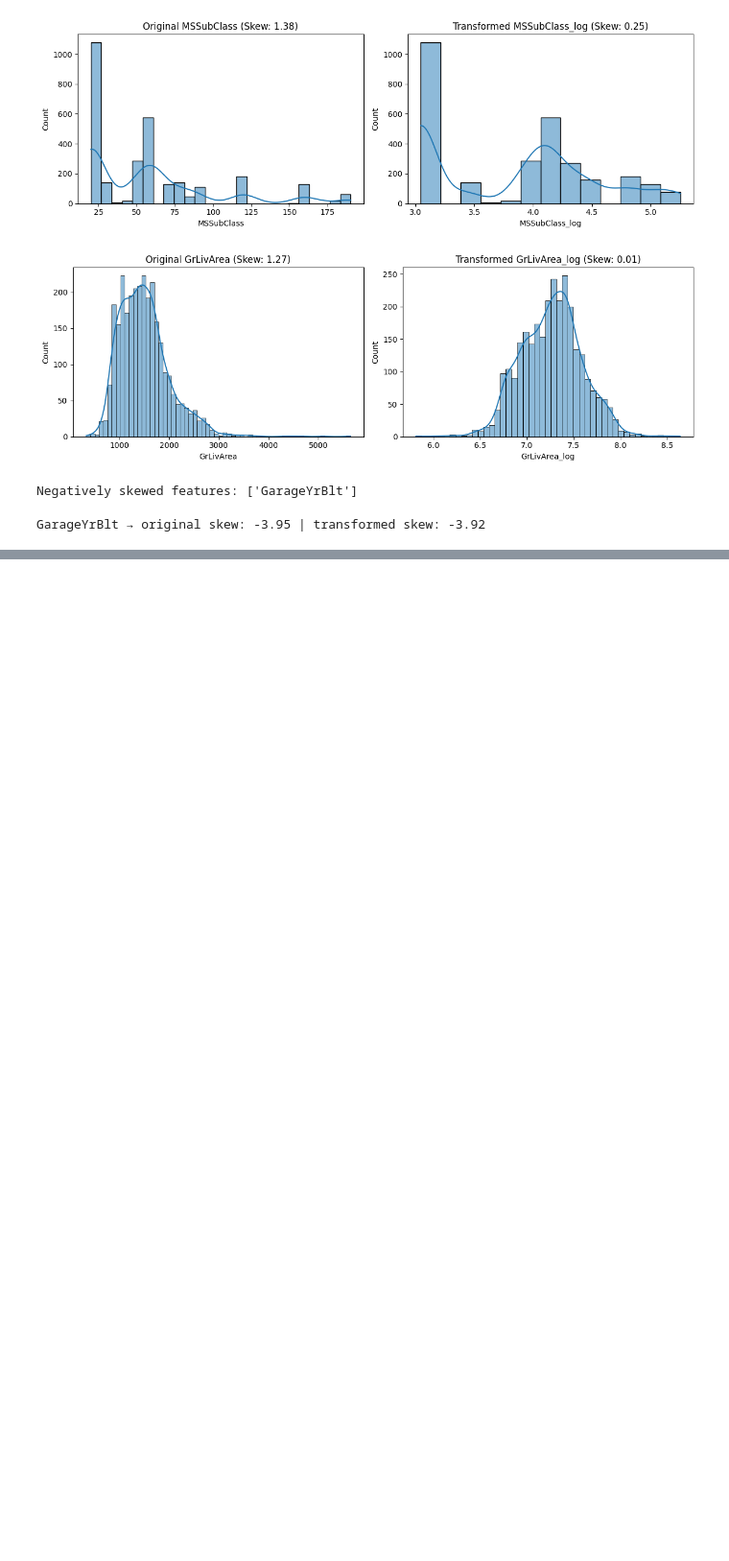
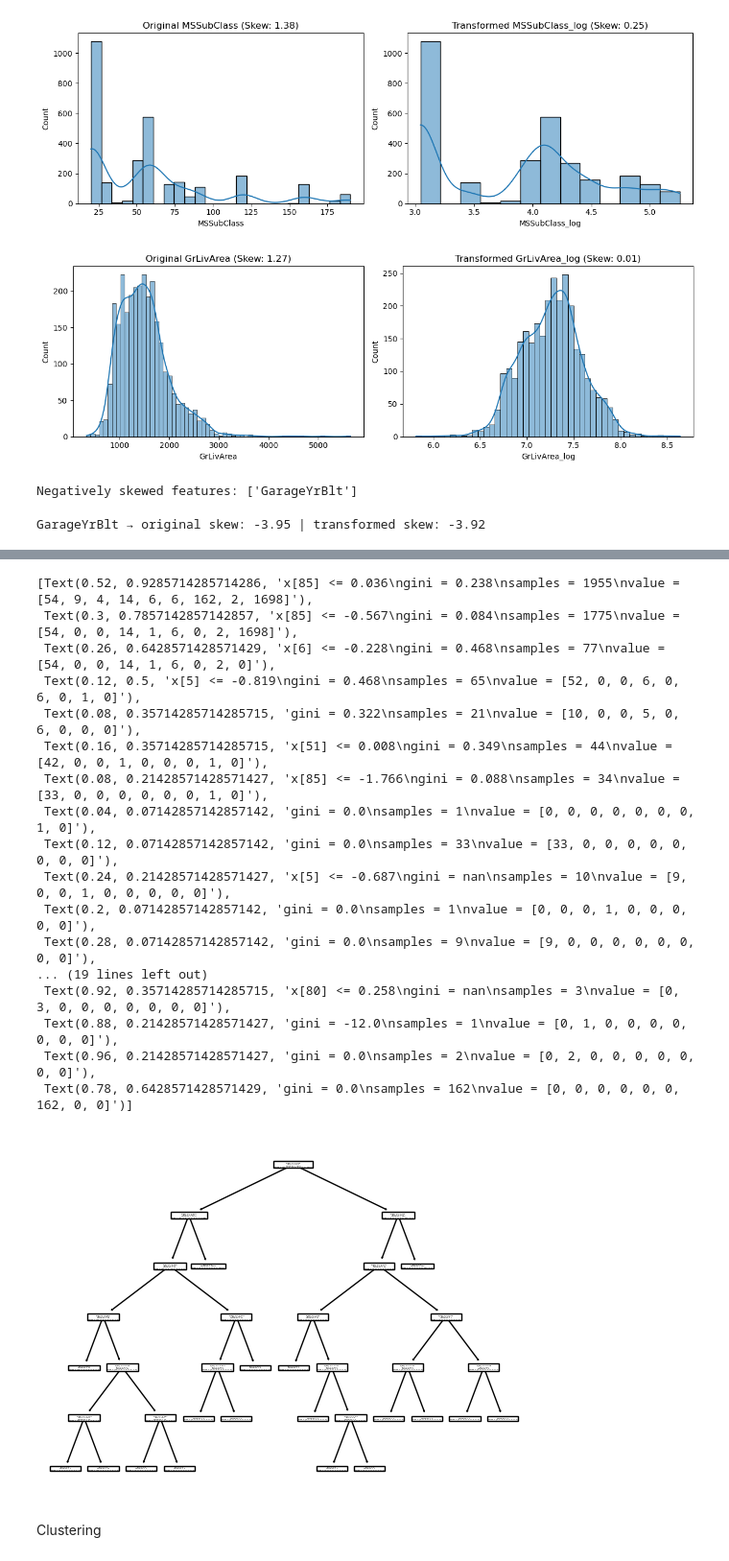
Before and after one commit to YuxinDong1010/DMT-Assignment1, a Jupyter notebook: code1.ipynb, the cells around one changed output, grey strips where cells are left out. Shown at 96% size. Saved outputs shown, nothing was run; the diff lists cells and outputs as text; code cells hidden in the pictures; blank space fills up the shorter version.

Commit message:
Clf test

```diff
--- a/code1.ipynb
+++ b/code1.ipynb
@@ -963,0 +1068,22 @@ df[numerical_features] = scaler.fit_transform(df[numerical_features])
+# %%
+from sklearn.model_selection import train_test_split
+
+X = df.drop(columns=['SaleType'])
+y = df['SaleType']
+
+#need to change all variables into numerical as scikitlearn can not work others
+# Find all object (string) or categorical columns
+categorical_cols = X.select_dtypes(include=['object', 'category']).columns.tolist()
+
+# One‑hot encode each in a loop
+for col in categorical_cols:
+    dummies = pd.get_dummies(X[col], prefix=col)
+    X = pd.concat([X.drop(columns=[col]), dummies], axis=1)
+
+# Preview
+print("X shape:", X.shape)
+print("y shape:", y.shape)
+print("First few rows of X:\n", X.head())
+print("First few values of y:\n", y.head())
+
+X_train, X_test, y_train, y_test = train_test_split(X, y, test_size=0.33, random_state=42)
@@ -963,0 +1110,8 @@ df[numerical_features] = scaler.fit_transform(df[numerical_features])
+# %%
+from sklearn.tree import DecisionTreeClassifier
+
+clf = DecisionTreeClassifier(random_state=42)
+clf.fit(X_train, y_train)
+print("Test accuracy:", clf.score(X_test, y_test))
+print("Confusion Matrix:")
+print(confusion_matrix(y_test, y_pred))
@@ -963,0 +1130,23 @@ df[numerical_features] = scaler.fit_transform(df[numerical_features])
+# %%
+tree.plot_tree(clf)
+# %% [output]
+[Text(0.52, 0.9285714285714286, 'x[85] <= 0.036\ngini = 0.238\nsamples = 1955\nvalue = [54, 9, 4, 14, 6, 6, 162, 2, 1698]'),
+ Text(0.3, 0.7857142857142857, 'x[85] <= -0.567\ngini = 0.084\nsamples = 1775\nvalue = [54, 0, 0, 14, 1, 6, 0, 2, 1698]'),
+ Text(0.26, 0.6428571428571429, 'x[6] <= -0.228\ngini = 0.468\nsamples = 77\nvalue = [54, 0, 0, 14, 1, 6, 0, 2, 0]'),
+ Text(0.12, 0.5, 'x[5] <= -0.819\ngini = 0.468\nsamples = 65\nvalue = [52, 0, 0, 6, 0, 6, 0, 1, 0]'),
+ Text(0.08, 0.35714285714285715, 'gini = 0.322\nsamples = 21\nvalue = [10, 0, 0, 5, 0, 6, 0, 0, 0]'),
+ Text(0.16, 0.35714285714285715, 'x[51] <= 0.008\ngini = 0.349\nsamples = 44\nvalue = [42, 0, 0, 1, 0, 0, 0, 1, 0]'),
+ Text(0.08, 0.21428571428571427, 'x[85] <= -1.766\ngini = 0.088\nsamples = 34\nvalue = [33, 0, 0, 0, 0, 0, 0, 1, 0]'),
+ Text(0.04, 0.07142857142857142, 'gini = 0.0\nsamples = 1\nvalue = [0, 0, 0, 0, 0, 0, 0, 1, 0]'),
+ Text(0.12, 0.07142857142857142, 'gini = 0.0\nsamples = 33\nvalue = [33, 0, 0, 0, 0, 0, 0, 0, 0]'),
+ Text(0.24, 0.21428571428571427, 'x[5] <= -0.687\ngini = nan\nsamples = 10\nvalue = [9, 0, 0, 1, 0, 0, 0, 0, 0]'),
+ Text(0.2, 0.07142857142857142, 'gini = 0.0\nsamples = 1\nvalue = [0, 0, 0, 1, 0, 0, 0, 0, 0]'),
+ Text(0.28, 0.07142857142857142, 'gini = 0.0\nsamples = 9\nvalue = [9, 0, 0, 0, 0, 0, 0, 0, 0]'),
+... (19 lines left out)
+ Text(0.92, 0.35714285714285715, 'x[80] <= 0.258\ngini = nan\nsamples = 3\nvalue = [0, 3, 0, 0, 0, 0, 0, 0, 0]'),
+ Text(0.88, 0.21428571428571427, 'gini = -12.0\nsamples = 1\nvalue = [0, 1, 0, 0, 0, 0, 0, 0, 0]'),
+ Text(0.96, 0.21428571428571427, 'gini = 0.0\nsamples = 2\nvalue = [0, 2, 0, 0, 0, 0, 0, 0, 0]'),
+ Text(0.78, 0.6428571428571429, 'gini = 0.0\nsamples = 162\nvalue = [0, 0, 0, 0, 0, 0, 162, 0, 0]')]
+[figure, added]
+# %% [markdown]
+Clustering
```
Also changed, not shown: parts of 26 cells of this notebook.
